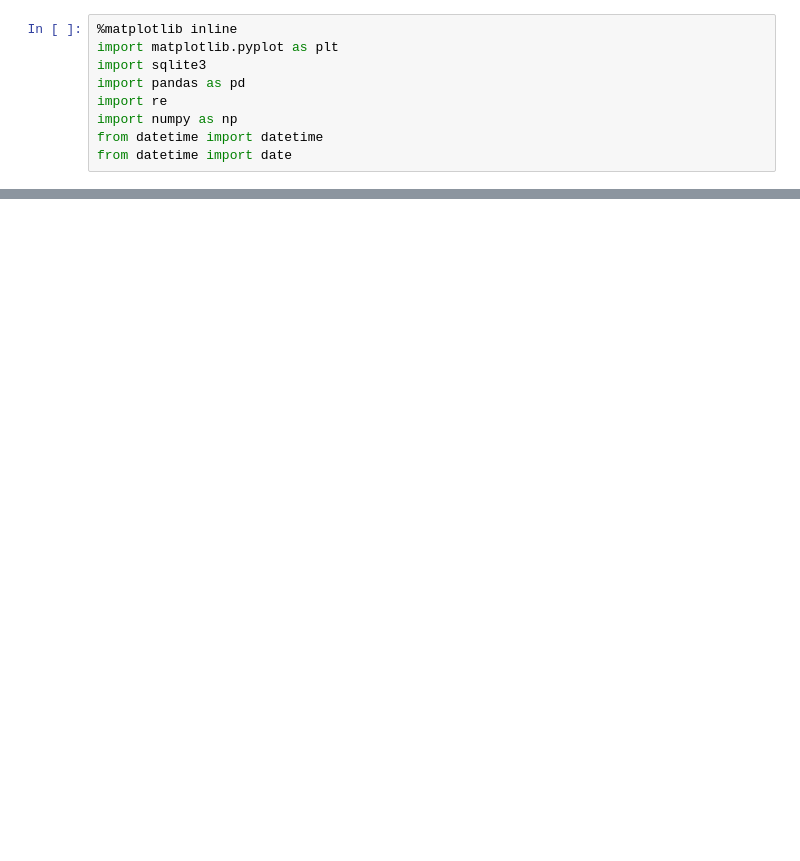
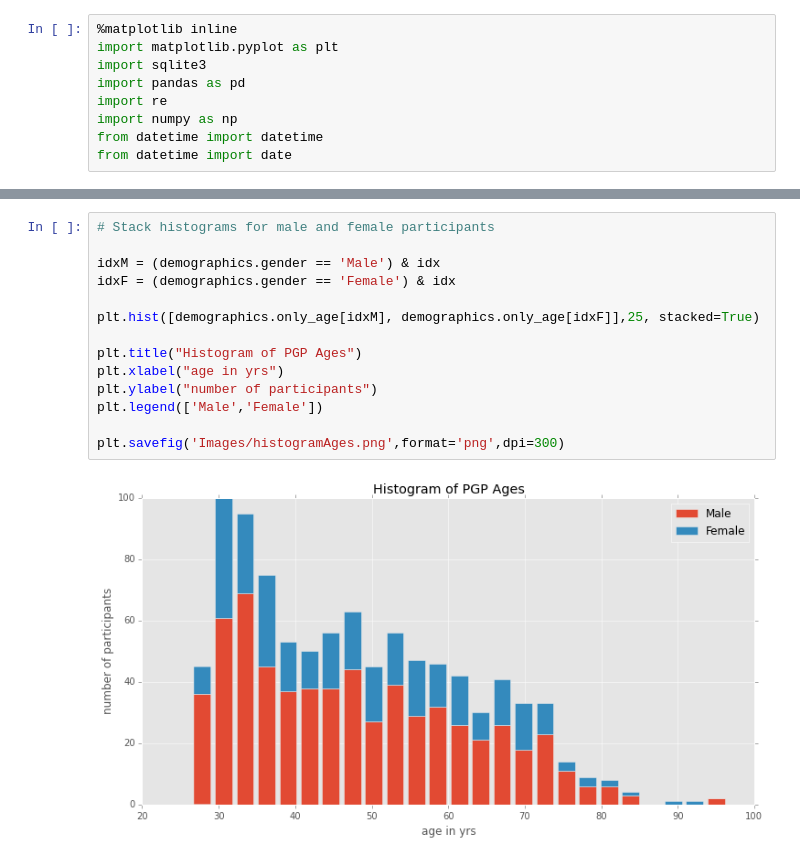
Before and after one commit to swzCuroverse/PGPGraphics, a Jupyter notebook: AgeHeightWeight.ipynb, the cells around one changed output, grey strips where cells are left out. Saved outputs shown, nothing was run; the diff lists cells and outputs as text; blank space fills up the shorter version.

```diff
--- a/AgeHeightWeight.ipynb
+++ b/AgeHeightWeight.ipynb
@@ -60 +60,17 @@ plt.savefig('Images/histogramAges.png',format='png',dpi=300)
+# %%
+# Stack histograms for male and female participants
+
+idxM = (demographics.gender == 'Male') & idx
+idxF = (demographics.gender == 'Female') & idx
+
+plt.hist([demographics.only_age[idxM], demographics.only_age[idxF]],25, stacked=True)
+
+plt.title("Histogram of PGP Ages")
+plt.xlabel("age in yrs")
+plt.ylabel("number of participants")
+plt.legend(['Male','Female'])
+
+plt.savefig('Images/histogramAges.png',format='png',dpi=300)
+# %% [output]
+[figure, added]
 # %%
```
Also changed, not shown: parts of 10 cells of this notebook.
